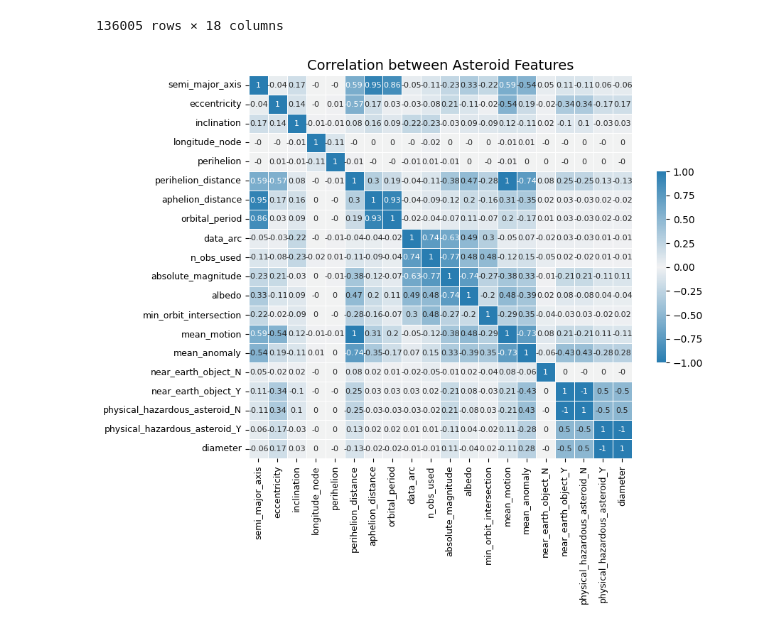
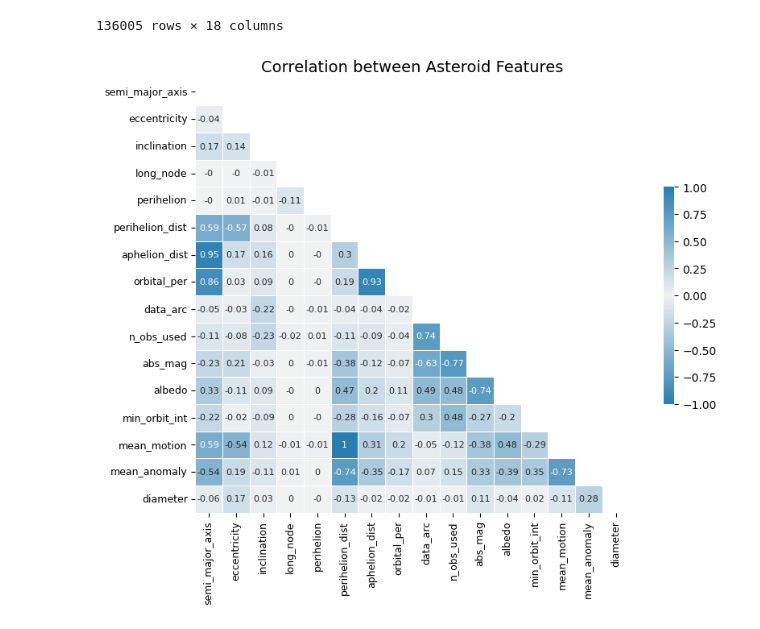
Before and after one commit to raghavSharmaCode/512-project-group-24, a Jupyter notebook: code/EDA.ipynb, the cells around one changed output. Drawn from its saved outputs; the diff is of its cells as text; code cells hidden in the pictures.

```diff
--- a/code/EDA.ipynb
+++ b/code/EDA.ipynb
@@ -51,3 +51,6 @@ df_norm.columns = ['semi_major_axis', 'eccentricity', 'inclination', 'longitude_
        'mean_anomaly', 'near_earth_object_N', 'near_earth_object_Y',
        'physical_hazardous_asteroid_N', 'physical_hazardous_asteroid_Y',
        'diameter']
+# %%
+df_norm.drop(['near_earth_object_N', 'near_earth_object_Y',
+       'physical_hazardous_asteroid_N', 'physical_hazardous_asteroid_Y'], axis=1, inplace=True)
@@ -54,12 +59,24 @@ df_norm.columns = ['semi_major_axis', 'eccentricity', 'inclination', 'longitude_
+# %%
+df_norm.columns = ['semi_major_axis', 'eccentricity', 'inclination', 'long_node',
+       'perihelion', 'perihelion_dist', 'aphelion_dist',
+       'orbital_per', 'data_arc', 'n_obs_used', 'abs_mag',
+       'albedo', 'min_orbit_int', 'mean_motion',
+       'mean_anomaly','diameter']
 # %%
 cmap = sns.diverging_palette(240, 240, s=90, as_cmap=True)
-plt.figure(figsize=(9,7))
-sns.heatmap(df_norm.corr().round(decimals=2), cmap=cmap, linewidths=.7,
+
+# Create a mask for the upper triangle
+mask = np.triu(np.ones_like(df_norm.corr(), dtype=bool))
+
+plt.figure(figsize=(11,7))
+ax = sns.heatmap(df_norm.corr().round(decimals=2), cmap=cmap, linewidths=.7,
             annot=True, annot_kws={"size": 8},
-            cbar_kws={"shrink": .5}, square=True)
+            cbar_kws={"shrink": .5}, square=True,
+            vmin=-1, vmax=1, mask = mask)
+
 plt.xticks(fontsize=9)
 plt.yticks(fontsize=9)
 plt.title("Correlation between Asteroid Features", fontsize=14)
 plt.savefig('../images/heatmap_yes_col.png', dpi=300, bbox_inches='tight')
 # %% [output]
-[figure, old version]
+[figure, new version]
```
Also changed, not shown: parts of 9 cells of this notebook, 13 other files.
